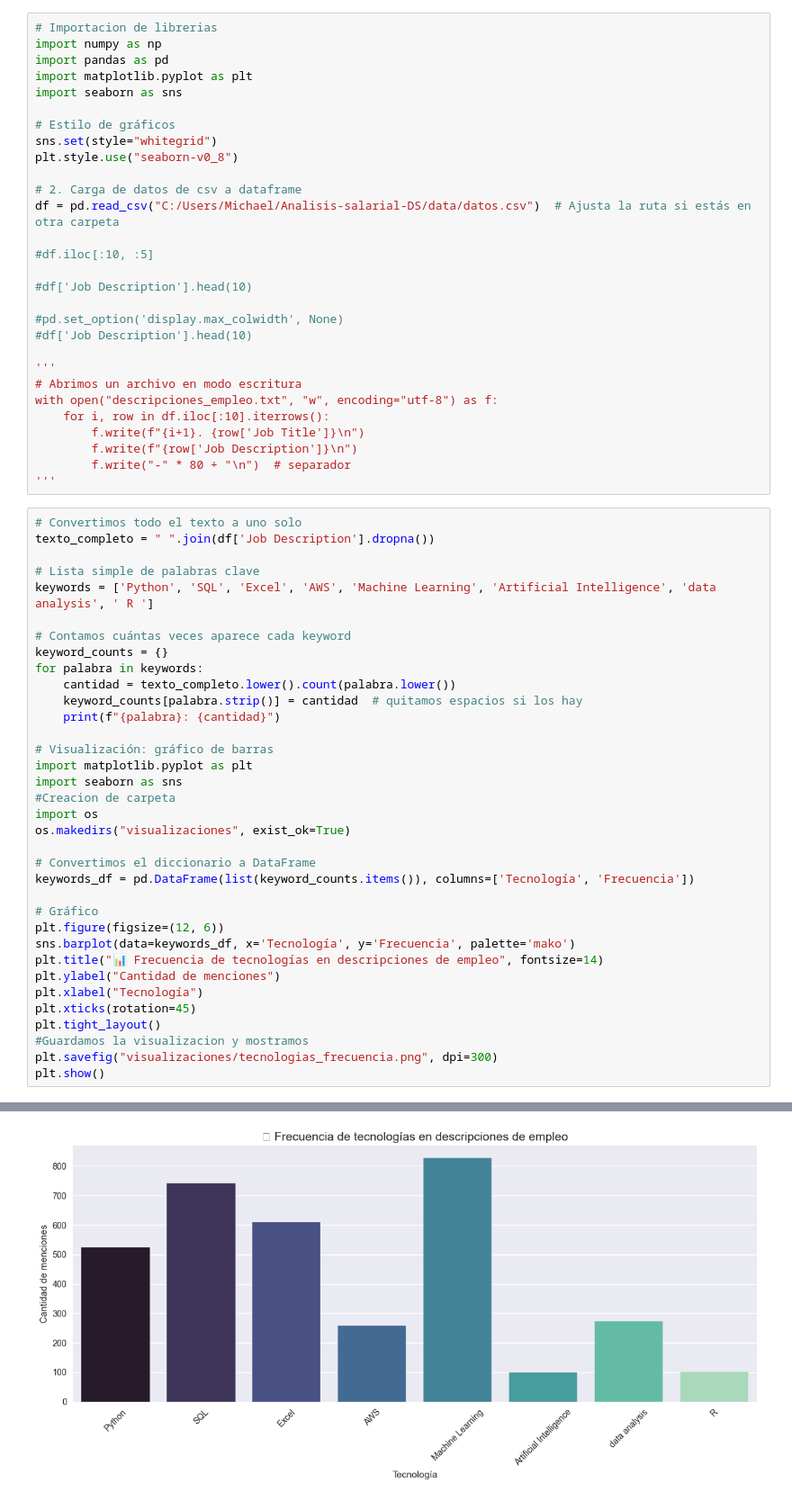
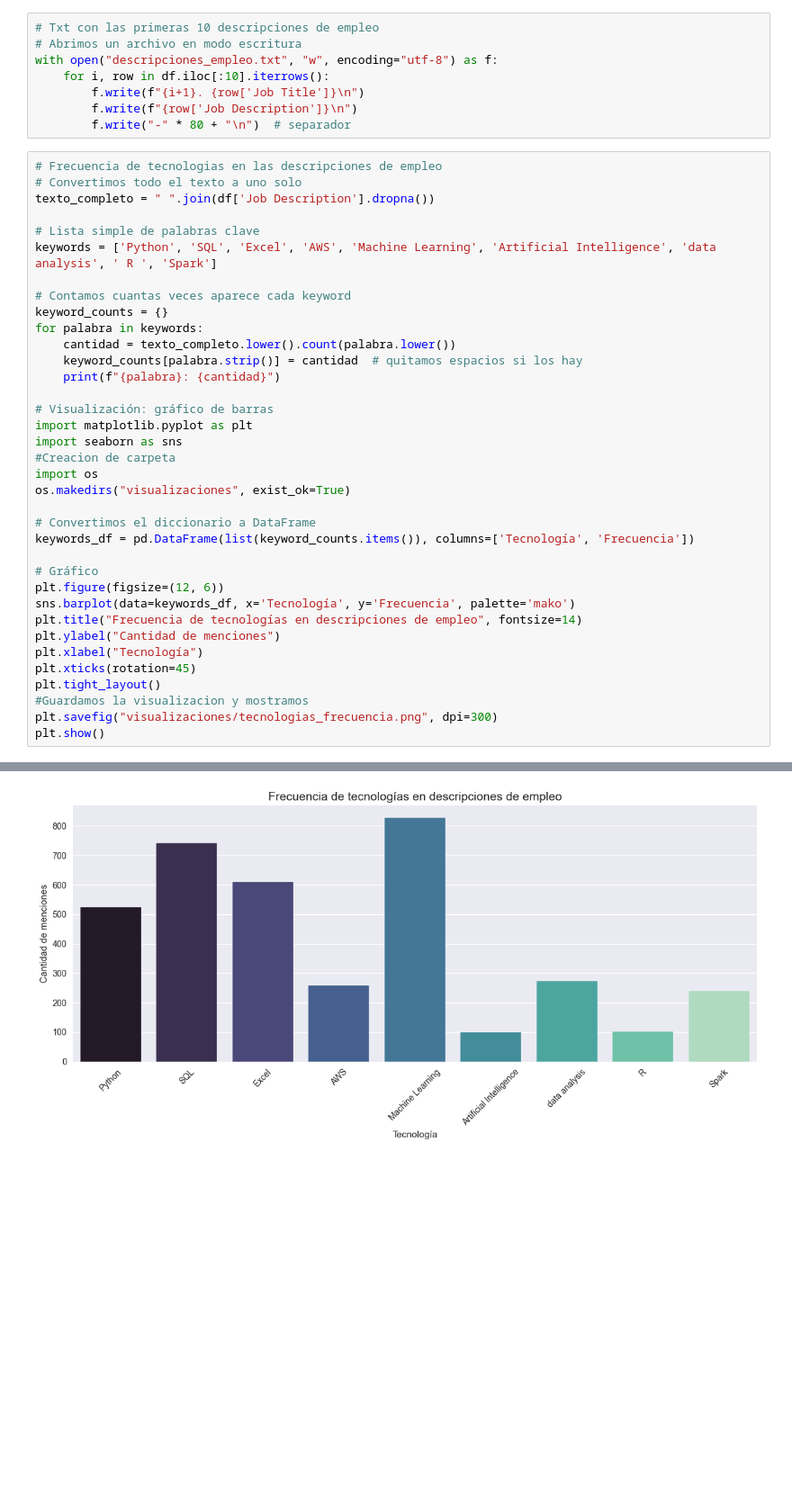
Before and after one commit to jetmike01/Analisis-salarial-DS, a Jupyter notebook: notebooks/eda-DS.ipynb, the cells around one changed output, grey strips where cells are left out. Shown at 90% size. Cells and saved outputs as stored; diff of their text form; blank space fills up the shorter version.

Commit message:
Actualización final: código y visualizaciones

```diff
--- a/notebooks/eda-DS.ipynb
+++ b/notebooks/eda-DS.ipynb
@@ -1,40 +53,20 @@
 # %%
-# Importacion de librerias
-import numpy as np
-import pandas as pd
-import matplotlib.pyplot as plt
-import seaborn as sns
-
-# Estilo de gráficos
-sns.set(style="whitegrid")
-plt.style.use("seaborn-v0_8")
-
-# 2. Carga de datos de csv a dataframe
-df = pd.read_csv("C:/Users/Michael/Analisis-salarial-DS/data/datos.csv")  # Ajusta la ruta si estás en otra carpeta
-
-#df.iloc[:10, :5]
-
-#df['Job Description'].head(10)
-
-#pd.set_option('display.max_colwidth', None)
-#df['Job Description'].head(10)
-
-'''
+# Txt con las primeras 10 descripciones de empleo
 # Abrimos un archivo en modo escritura
 with open("descripciones_empleo.txt", "w", encoding="utf-8") as f:
     for i, row in df.iloc[:10].iterrows():
         f.write(f"{i+1}. {row['Job Title']}\n")
         f.write(f"{row['Job Description']}\n")
         f.write("-" * 80 + "\n")  # separador
-'''
 # %%
+# Frecuencia de tecnologias en las descripciones de empleo
 # Convertimos todo el texto a uno solo
 texto_completo = " ".join(df['Job Description'].dropna())
 
 # Lista simple de palabras clave
-keywords = ['Python', 'SQL', 'Excel', 'AWS', 'Machine Learning', 'Artificial Intelligence', 'data analysis', ' R ']
+keywords = ['Python', 'SQL', 'Excel', 'AWS', 'Machine Learning', 'Artificial Intelligence', 'data analysis', ' R ', 'Spark']
 
-# Contamos cuántas veces aparece cada keyword
+# Contamos cuantas veces aparece cada keyword
 keyword_counts = {}
 for palabra in keywords:
     cantidad = texto_completo.lower().count(palabra.lower())
@@ -54,7 +86,7 @@ keywords_df = pd.DataFrame(list(keyword_counts.items()), columns=['Tecnología',
 # Gráfico
 plt.figure(figsize=(12, 6))
 sns.barplot(data=keywords_df, x='Tecnología', y='Frecuencia', palette='mako')
-plt.title("📊 Frecuencia de tecnologías en descripciones de empleo", fontsize=14)
+plt.title("Frecuencia de tecnologías en descripciones de empleo", fontsize=14)
 plt.ylabel("Cantidad de menciones")
 plt.xlabel("Tecnología")
 plt.xticks(rotation=45)
@@ -74,4 +107,4 @@ data analysis: 274
 Passing `palette` without assigning `hue` is deprecated and will be removed in v0.14.0. Assign the `x` variable to `hue` and set `legend=False` for the same effect.
 
   sns.barplot(data=keywords_df, x='Tecnología', y='Frecuencia', palette='mako')
-[figure, old version]
+[figure, new version]
```
Also changed, not shown: parts of 4 cells of this notebook.
